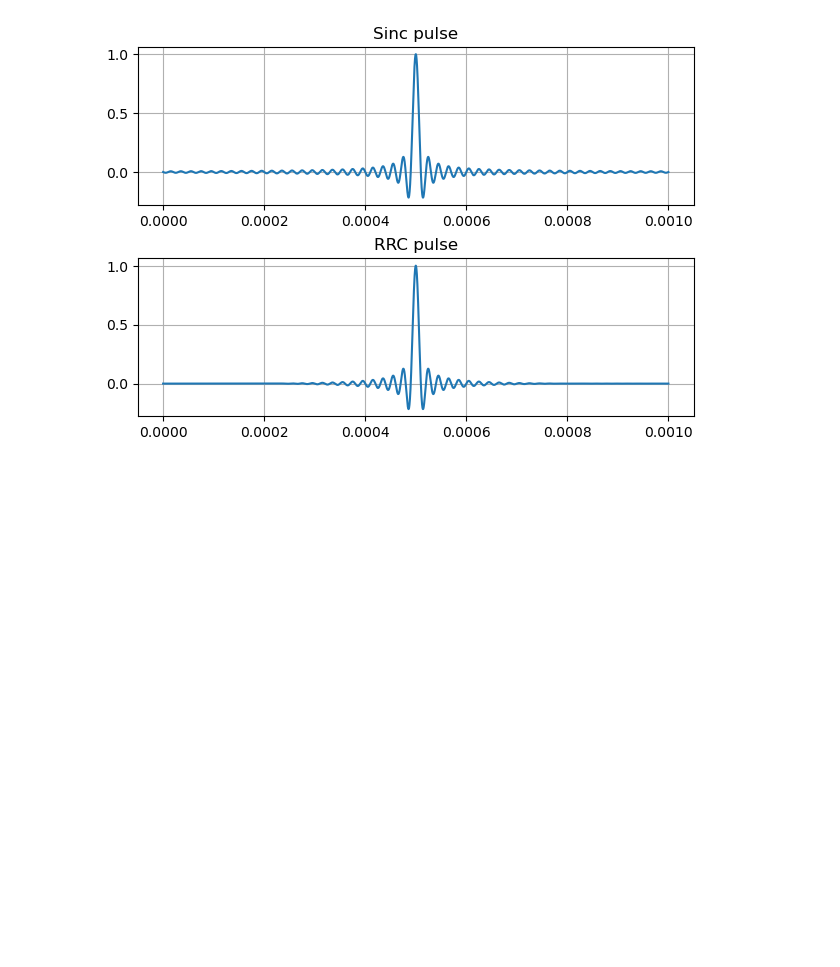
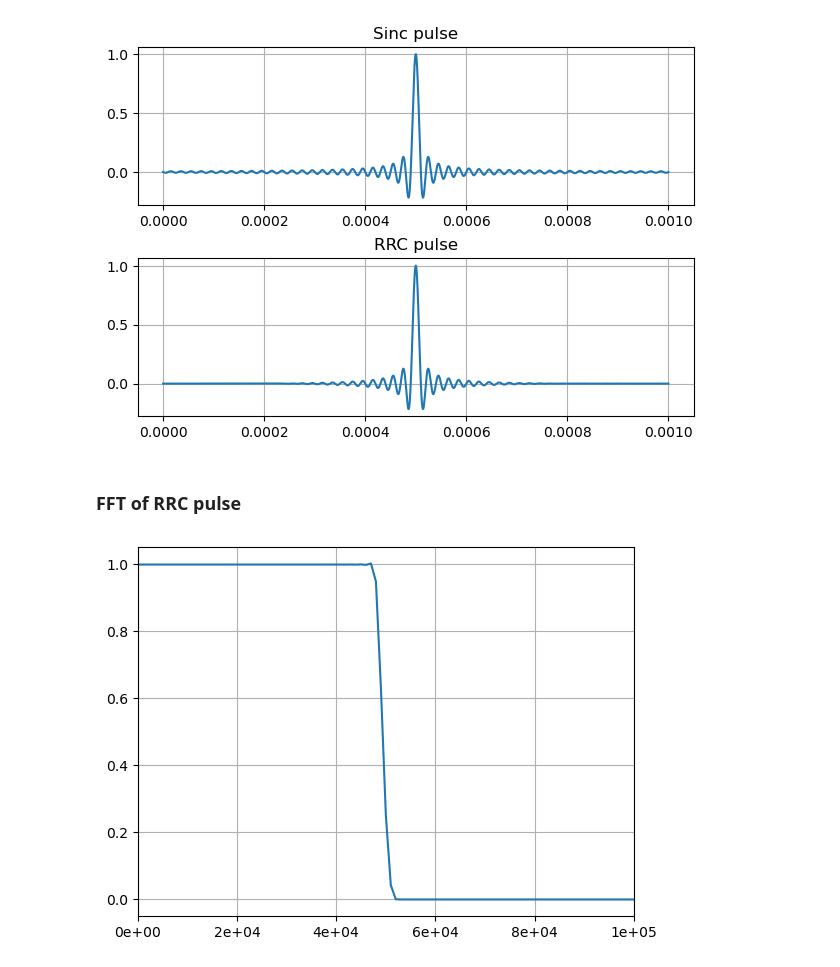
Before and after one commit to floose/py-ju-sea-dsp, a Jupyter notebook: ex1-rc-circ/LTSpice_Nyquist_pulse.ipynb, the cells around one changed output. Drawn from its saved outputs; the diff is of its cells as text; code cells hidden in the pictures; blank space fills up the shorter version.

```diff
--- a/ex1-rc-circ/LTSpice_Nyquist_pulse.ipynb
+++ b/ex1-rc-circ/LTSpice_Nyquist_pulse.ipynb
@@ -163,3 +163,15 @@ fig.add_gridspec()
 # %% [output]
 GridSpec(1, 1)
 [figure]
+# %% [markdown]
+### FFT of RRC pulse
+# %%
+h_rrc_fft = np.fft.fft(h_rrc, norm="ortho") #scales the fft by 1/sqrt(N), where N is the lenght of signal
+frequencies = np.fft.fftfreq(h_rrc.size,1/f_sampling) #gets the vector of positive frequencies
+
+plt.plot(frequencies[:int(frequencies.size/2)],abs(h_rrc_fft[:int(frequencies.size/2)])**2) #plots power spectrum
+plt.gca().xaxis.set_major_formatter(mtick.FormatStrFormatter('%.0e')) #formats time axis to scientific notation
+plt.xlim([0,2*bw_Hz]) #defines frequency limit
+plt.grid()
+# %% [output]
+[figure, added]
```
Also changed, not shown: parts of 4 cells of this notebook, 1 other file.
